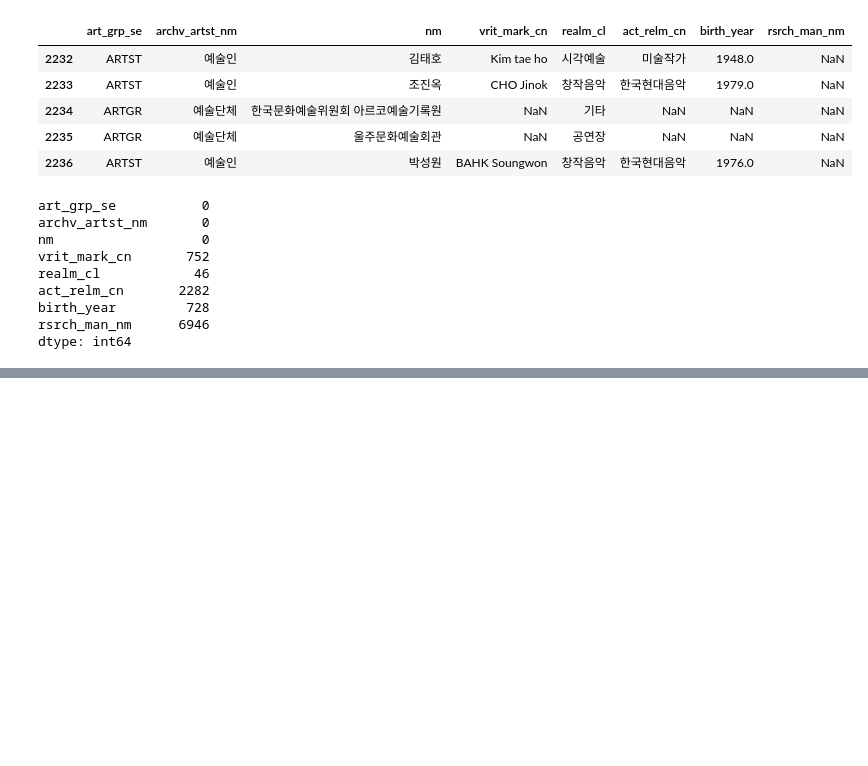
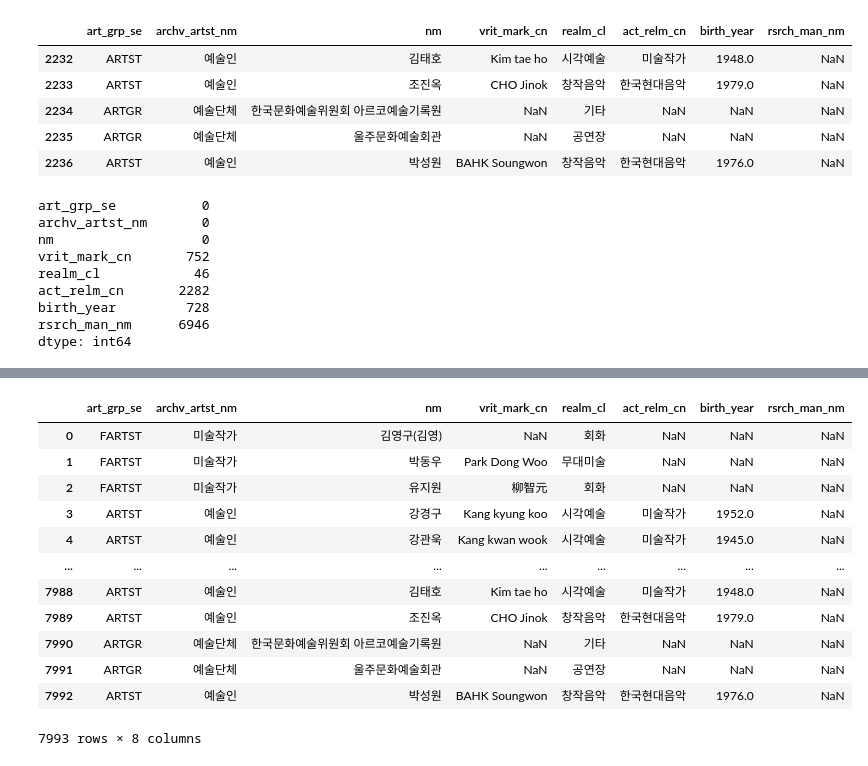
Before and after one commit to dongik9/MydataAnalysis, a Jupyter notebook: 20220922-data.ipynb, the cells around one changed output, grey strips where cells are left out. Cells and saved outputs as stored; diff of their text form; code cells hidden in the pictures; blank space fills up the shorter version.

```diff
--- a/20220922-data.ipynb
+++ b/20220922-data.ipynb
@@ -221,0 +238,4 @@ dtype: int64
+# %%
+filepath = 'dongik.xlsx'
+df22=pd.read_excel(filepath)
+print(df22)
@@ -221,0 +260,16 @@ dtype: int64
+# %%
+df22
+# %% [output]
+|  | art_grp_se | archv_artst_nm | nm | vrit_mark_cn | realm_cl | act_relm_cn | birth_year | rsrch_man_nm |
+| 0 | FARTST | 미술작가 | 김영구(김영) | NaN | 회화 | NaN | NaN | NaN |
+| 1 | FARTST | 미술작가 | 박동우 | Park Dong Woo | 무대미술 | NaN | NaN | NaN |
+| 2 | FARTST | 미술작가 | 유지원 | 柳智元 | 회화 | NaN | NaN | NaN |
+| 3 | ARTST | 예술인 | 강경구 | Kang kyung koo | 시각예술 | 미술작가 | 1952.0 | NaN |
+| 4 | ARTST | 예술인 | 강관욱 | Kang kwan wook | 시각예술 | 미술작가 | 1945.0 | NaN |
+| ... | ... | ... | ... | ... | ... | ... | ... | ... |
+| 7988 | ARTST | 예술인 | 김태호 | Kim tae ho | 시각예술 | 미술작가 | 1948.0 | NaN |
+| 7989 | ARTST | 예술인 | 조진옥 | CHO Jinok | 창작음악 | 한국현대음악 | 1979.0 | NaN |
+| 7990 | ARTGR | 예술단체 | 한국문화예술위원회 아르코예술기록원 | NaN | 기타 | NaN | NaN | NaN |
+| 7991 | ARTGR | 예술단체 | 울주문화예술회관 | NaN | 공연장 | NaN | NaN | NaN |
+| 7992 | ARTST | 예술인 | 박성원 | BAHK Soungwon | 창작음악 | 한국현대음악 | 1976.0 | NaN |
+7993 rows × 8 columns
```
Also changed, not shown: parts of 2 cells of this notebook.
